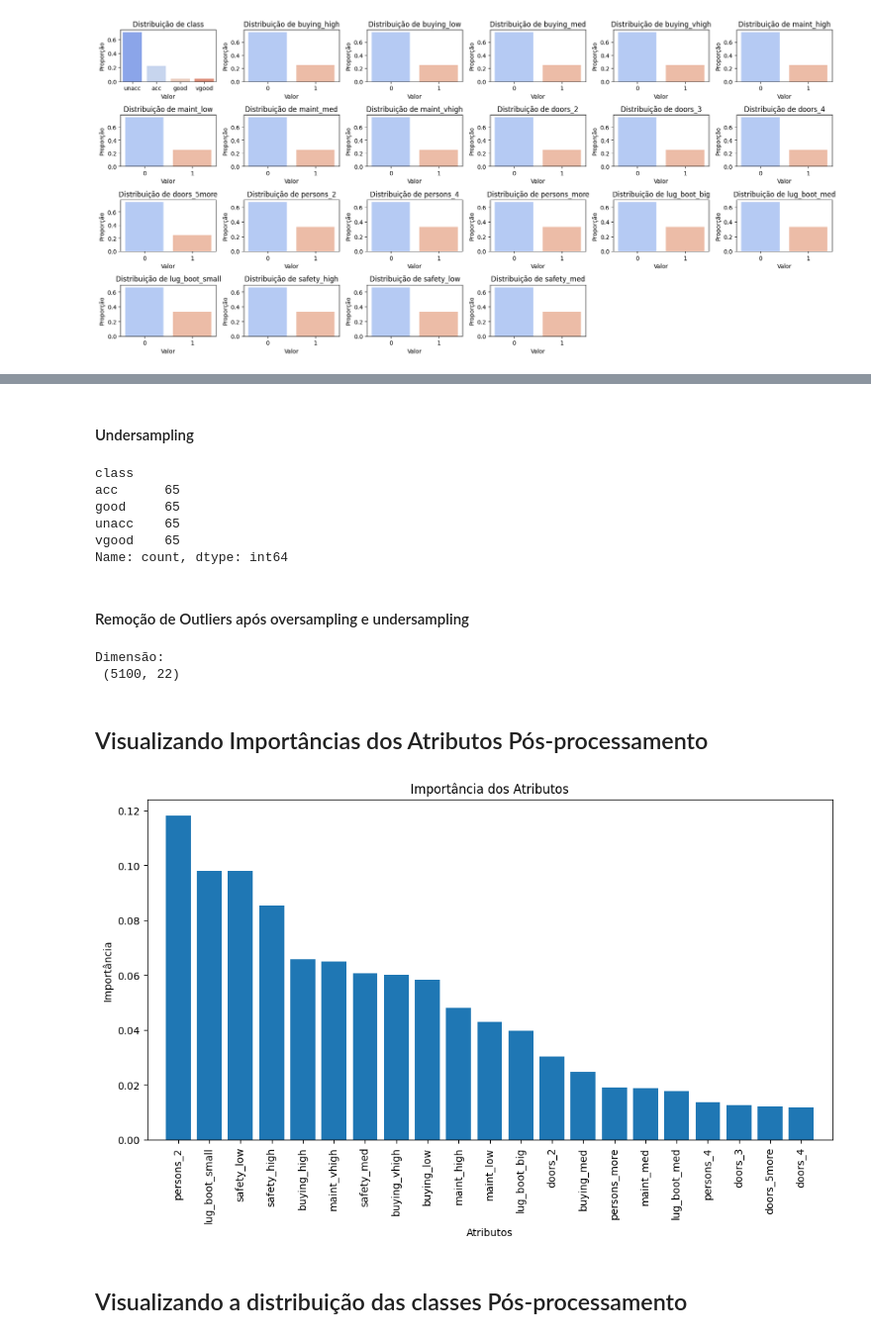
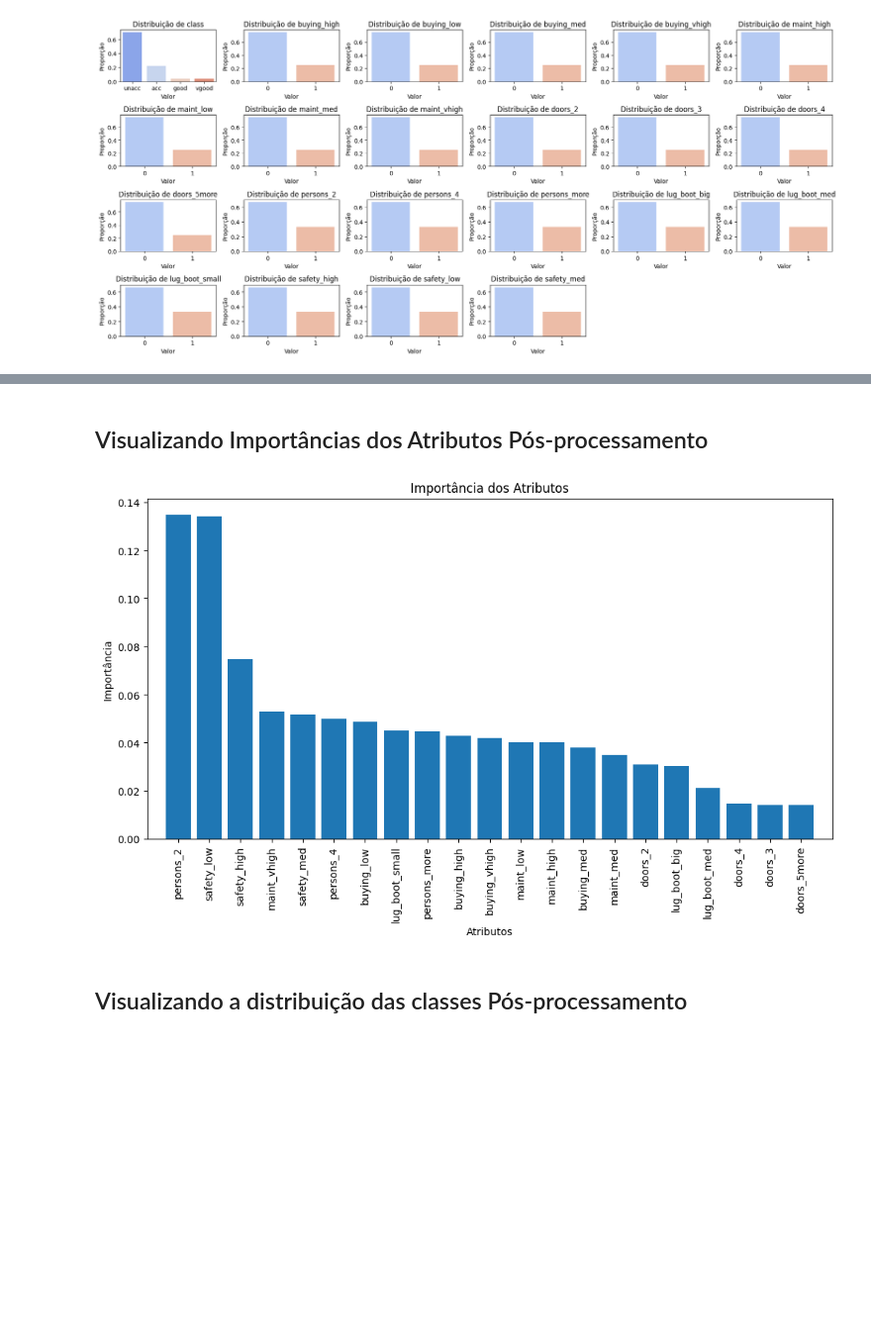
Before and after one commit to Leonardo-henriqu2/PI---5-v2, a Jupyter notebook: _cloud/machine-learning/notebooks/data_exploration.ipynb, the cells around one changed output, grey strips where cells are left out. Shown at 99% size. Drawn from its saved outputs; the diff is of its cells as text; code cells hidden in the pictures; blank space fills up the shorter version.

```diff
--- a/_cloud/machine-learning/notebooks/data_exploration.ipynb
+++ b/_cloud/machine-learning/notebooks/data_exploration.ipynb
@@ -724,71 +701,25 @@ Name: count, dtype: int64
-# %% [markdown]
-#### Undersampling
-# %%
-# Aplicando RandomUnderSampler para reduzir a classe majoritária
-undersample = RandomUnderSampler(random_state=42)
-X_under, y_under = undersample.fit_resample(X, y)
-
-# Mostra a nova distribuição das classes
-print(y_under.value_counts())
-# %% [output]
-class
-acc      65
-good     65
-unacc    65
-vgood    65
-Name: count, dtype: int64
-# %% [markdown]
-#### Remoção de Outliers após oversampling e undersampling
-# %%
-# Remoção de outliers com base em limite de 80% dos dados
-threshold_resampled = 0.8 * len(X_resampled)
-threshold_under = 0.8 * len(X_under)
-
-# Seleciona apenas as colunas numéricas para a soma
-numeric_columns_resampled = X_resampled.select_dtypes(include=[np.number]).columns.tolist()
-numeric_columns_under = X_under.select_dtypes(include=[np.number]).columns.tolist()
-
-# Cria uma série booleana indicando quais colunas têm soma menor ou igual ao threshold
-valid_columns_resampled = (X_resampled[numeric_columns_resampled].sum() <= threshold_resampled)
-valid_columns_under = (X_under[numeric_columns_under].sum() <= threshold_under)
-
-# Filtra o DataFrame para manter apenas as colunas válidas
-df_cleaned_resampled = pd.DataFrame(X_resampled.loc[:, valid_columns_resampled[valid_columns_resampled].index])
-df_cleaned_resampled['class'] = y_resampled
-
-df_cleaned_under = pd.DataFrame(X_under.loc[:, valid_columns_under[valid_columns_under].index])
-df_cleaned_under['class'] = y_under
-
-# Combina os dois datasets limpos em um único DataFrame
-df_cleaned = pd.concat([df_cleaned_resampled, df_cleaned_under], ignore_index=True)
-
-# Mostra a forma da nova base de dados
-print("\nDimensão:\n", df_cleaned.shape)
-# %% [output]
-Dimensão:
- (5100, 22)
 # %% [markdown]
 ## Visualizando Importâncias dos Atributos Pós-processamento
 # %%
-X = df_cleaned.drop('class', axis=1)
-y = df_cleaned['class']
+X = df_encoded.drop('class', axis=1)
+y = df_encoded['class']
 
 model = RandomForestClassifier()
 model.fit(X, y)
 
 importances = model.feature_importances_
 indices = np.argsort(importances)[::-1]
 
 plt.figure(figsize=(12, 6))
 plt.title("Importância dos Atributos")
 plt.bar(range(X.shape[1]), importances[indices], align="center")
 plt.xticks(range(X.shape[1]), X.columns[indices], rotation=90)
 plt.xlim([-1, X.shape[1]])
 plt.xlabel("Atributos")
 plt.ylabel("Importância")
 plt.show()
 # %% [output]
-[figure, old version]
+[figure, new version]
 # %% [markdown]
 ## Visualizando a distribuição das classes Pós-processamento
 # %%
```
Also changed, not shown: parts of 13 cells of this notebook, 3 other files.
